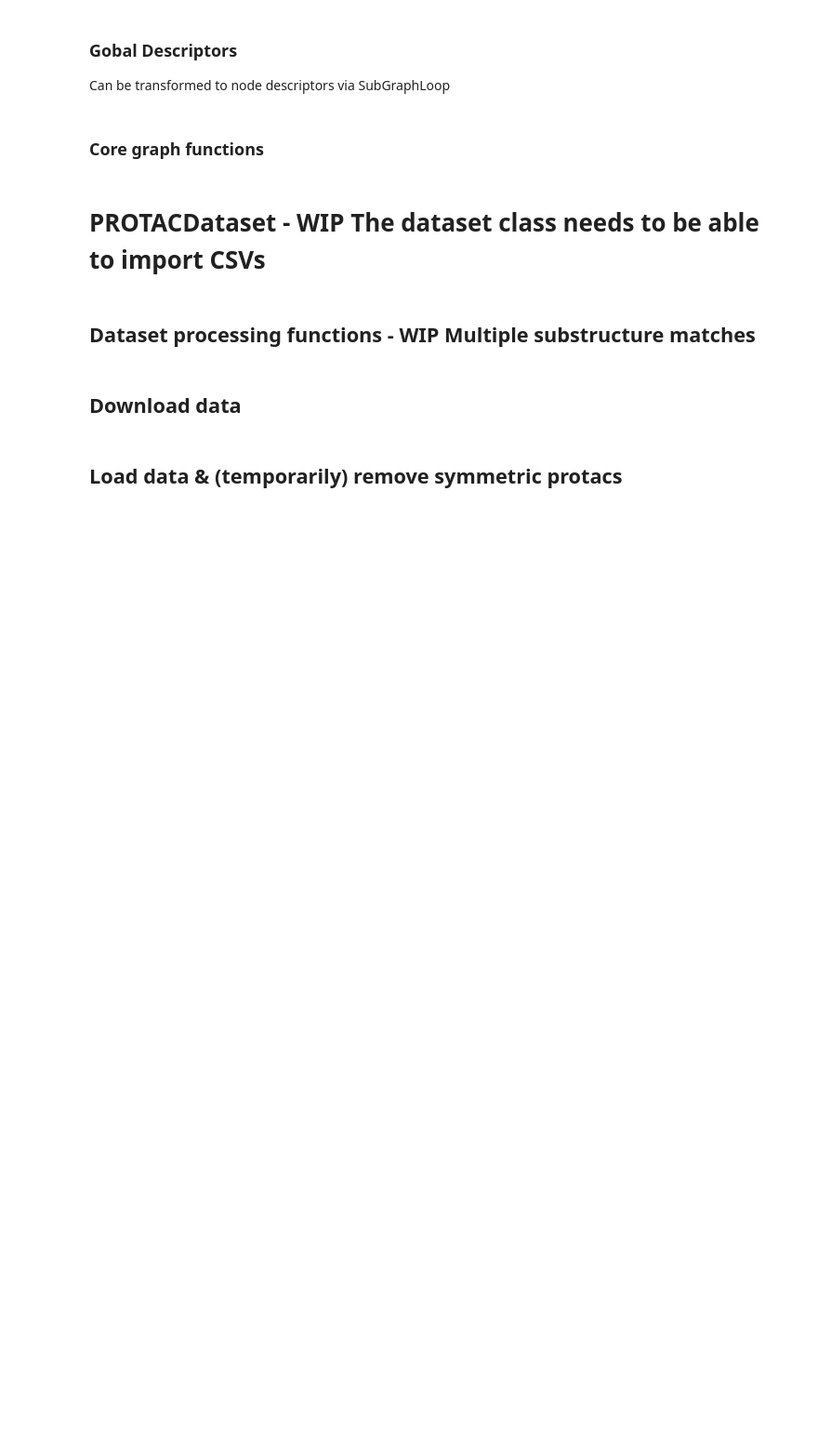
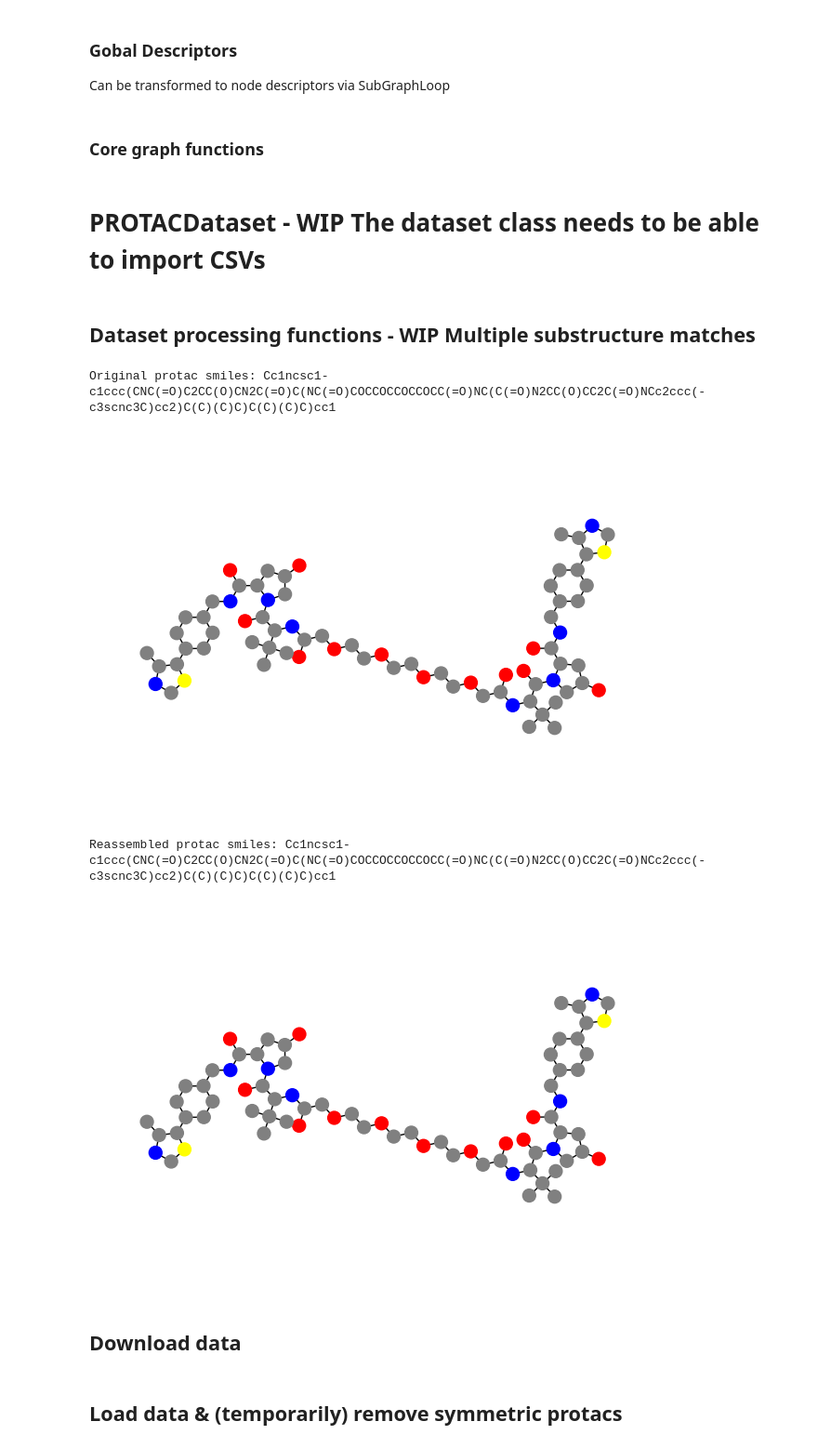
Before and after one commit to ribesstefano/PROTAC-Splitter, a Jupyter notebook: notebooks/GNN/gnn_full_pipeline.ipynb, the cells around one changed output. Shown at 93% size. Saved outputs shown, nothing was run; the diff lists cells and outputs as text; code cells hidden in the pictures; blank space fills up the shorter version.

```diff
--- a/notebooks/GNN/gnn_full_pipeline.ipynb
+++ b/notebooks/GNN/gnn_full_pipeline.ipynb
@@ -494,6 +496,28 @@ def mol_to_graph(mol, transform=False):
     Graph = G
     return Graph
 
+def graph_to_mol(G):
+    # Create an empty editable molecule
+    new_mol = Chem.RWMol()
+
+    # Add atoms to the molecule
+    for node, attr in G.nodes(data=True):
+        atom = Chem.Atom(attr['atomic_num'])
+        atom.SetFormalCharge(attr['formal_charge'])
+        atom.SetIsAromatic(attr['aromatic'])
+        new_mol.AddAtom(atom)
+
+    # Add bonds to the molecule
+    for start, end, attr in G.edges(data=True):
+        bond_type = attr['bond_type']
+        new_mol.AddBond(start, end, bond_type)
+
+    # Convert to a standard RDKit molecule and return
+    mol = new_mol.GetMol()
+    Chem.SanitizeMol(mol)
+    return mol
+    return mol
+
 
 def smiles_to_data(protac_smile, substructure_smiles):
     mol = Chem.MolFromSmiles(protac_smile)
@@ -554,6 +578,22 @@ def smiles_to_data(protac_smile, substructure_smiles):
                 G=G
                 )
     return data
+# %%
+
+protac_smile = 'Cc1ncsc1-c1ccc(CNC(=O)C2CC(O)CN2C(=O)C(NC(=O)COCCOCCOCCOCC(=O)NC(C(=O)N2CC(O)CC2C(=O)NCc2ccc(-c3scnc3C)cc2)C(C)(C)C)C(C)(C)C)cc1'
+print(f'Original protac smiles: {protac_smile}')
+#vizualize_protac_graph(protac_smile)
+mol = Chem.MolFromSmiles(protac_smile)
+graph = mol_to_graph(mol)
+mol = graph_to_mol(graph)
+reassembled_protac_smile = Chem.MolToSmiles(mol)
+print(f'Reassembled protac smiles: {reassembled_protac_smile}')
+#vizualize_protac_graph(reassembled_protac_smile)
+# %% [output]
+Original protac smiles: Cc1ncsc1-c1ccc(CNC(=O)C2CC(O)CN2C(=O)C(NC(=O)COCCOCCOCCOCC(=O)NC(C(=O)N2CC(O)CC2C(=O)NCc2ccc(-c3scnc3C)cc2)C(C)(C)C)C(C)(C)C)cc1
+[figure, added]
+Reassembled protac smiles: Cc1ncsc1-c1ccc(CNC(=O)C2CC(O)CN2C(=O)C(NC(=O)COCCOCCOCCOCC(=O)NC(C(=O)N2CC(O)CC2C(=O)NCc2ccc(-c3scnc3C)cc2)C(C)(C)C)C(C)(C)C)cc1
+[figure, added]
 # %%
                                                                                  ##########################OBS Work in progress
 class PROTACDataset(Dataset):
```
Also changed, not shown: parts of 13 cells of this notebook.
